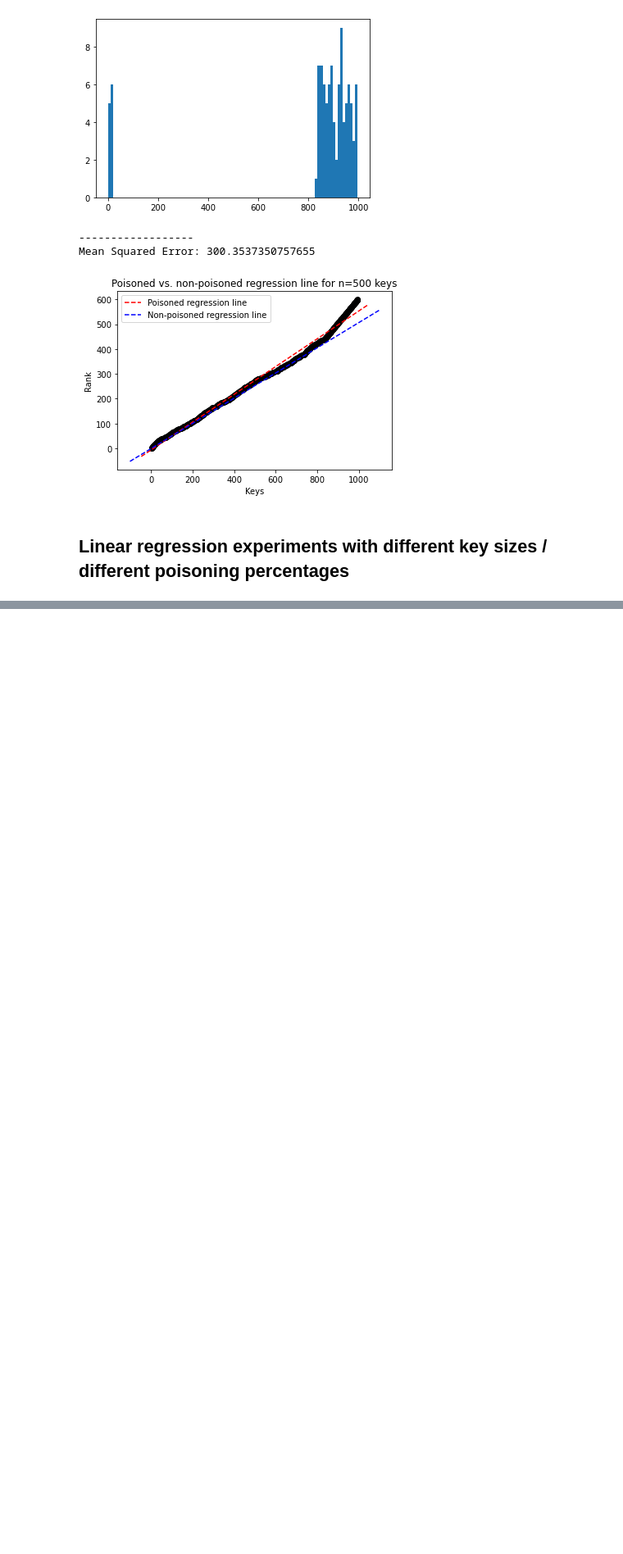
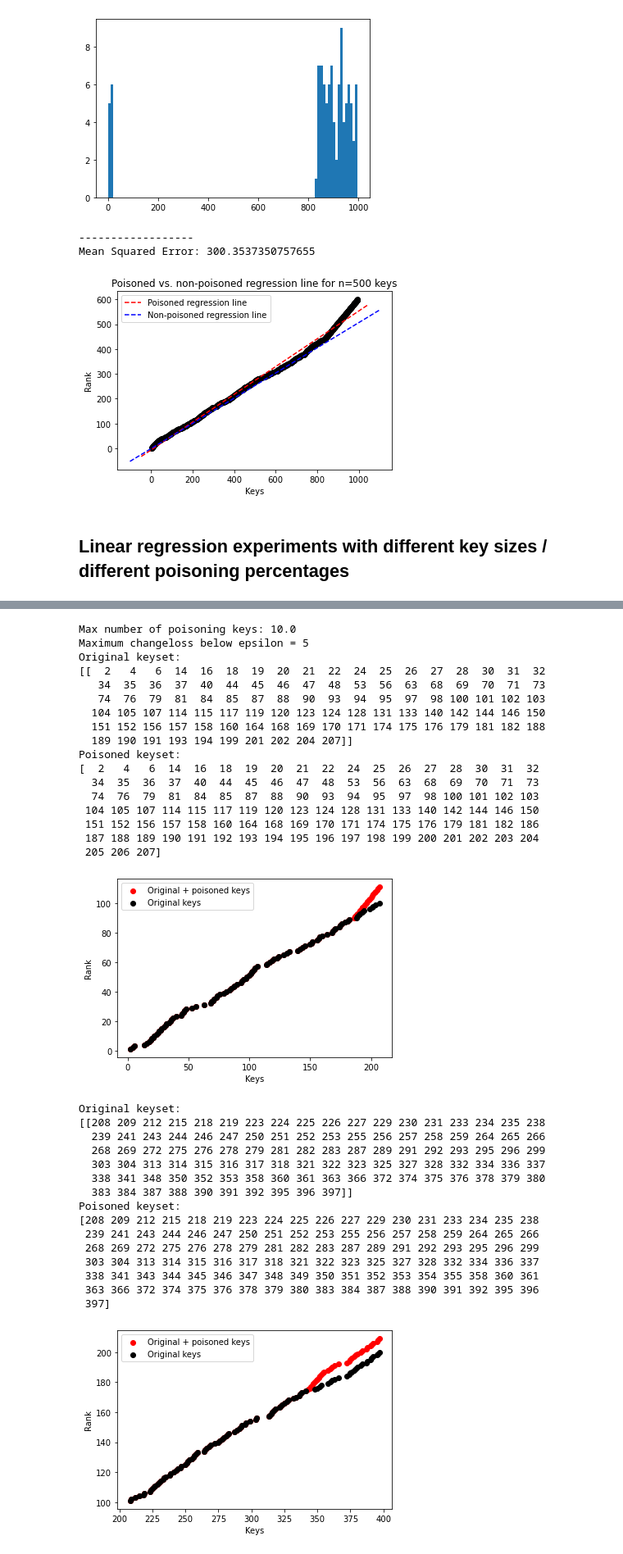
Before and after one commit to Bachfischer/adversarial-ml-for-learned-indexes, a Jupyter notebook: src/greedy_poisoning_regression_cdf.ipynb, the cells around one changed output, grey strips where cells are left out. Shown at 82% size. Cells and saved outputs as stored; diff of their text form; code cells hidden in the pictures; blank space fills up the shorter version.

Commit message:
refactor code for rmi poisoning

```diff
--- a/src/greedy_poisoning_regression_cdf.ipynb
+++ b/src/greedy_poisoning_regression_cdf.ipynb
@@ -488,14 +332,0 @@ def compute_move_backward(keyset_per_model, poisoning_keys_per_model, changeloss
-# %%
-def update_changeloss(keyset_per_model, poisoning_keys_per_model, L_RMI, N):
-
-    # Initialize changeloss
-    changeloss = np.zeros(shape = (N, N))
-
-
-    # Store effect of exchange i -> i+1 in changeloss
-    changeloss = compute_move_forward(keyset_per_model, poisoning_keys_per_model, changeloss, L_RMI)
-
-    # Store the effect of exchange i <- i+1 in Changeloss
-    changeloss = compute_move_backward(keyset_per_model, poisoning_keys_per_model, changeloss, L_RMI)
-
-    return changeloss
@@ -738,0 +468,14 @@ Difference in model 9: -0.7669594095302594
+# %%
+def update_changeloss(keyset_per_model, poisoning_keys_per_model, L_RMI, N):
+
+    # Initialize changeloss
+    changeloss = np.zeros(shape = (N, N))
+
+
+    # Store effect of exchange i -> i+1 in changeloss
+    changeloss = compute_move_forward(keyset_per_model, poisoning_keys_per_model, changeloss, L_RMI, N)
+
+    # Store the effect of exchange i <- i+1 in Changeloss
+    changeloss = compute_move_backward(keyset_per_model, poisoning_keys_per_model, changeloss, L_RMI, N)
+
+    return changeloss
@@ -738,0 +641,43 @@ Difference in model 9: -0.7669594095302594
+# %%
+df=pd.read_csv('../data/random_500.csv', sep=',',header=None)
+
+X = np.array(df[0]).reshape(-1, 1)
+#y = np.array(df[1])
+
+poisoning_keys = greedy_poisoning_regression_rmi(phi = 0.1, X = X, N = 5, epsilon = 5, visualize = True)
+#print(poisoning_keys)
+# %% [output]
+Max number of poisoning keys: 10.0
+Maximum changeloss below epsilon = 5
+Original keyset:
+[[  2   4   6  14  16  18  19  20  21  22  24  25  26  27  28  30  31  32
+   34  35  36  37  40  44  45  46  47  48  53  56  63  68  69  70  71  73
+   74  76  79  81  84  85  87  88  90  93  94  95  97  98 100 101 102 103
+  104 105 107 114 115 117 119 120 123 124 128 131 133 140 142 144 146 150
+  151 152 156 157 158 160 164 168 169 170 171 174 175 176 179 181 182 188
+  189 190 191 193 194 199 201 202 204 207]]
+Poisoned keyset:
+[  2   4   6  14  16  18  19  20  21  22  24  25  26  27  28  30  31  32
+  34  35  36  37  40  44  45  46  47  48  53  56  63  68  69  70  71  73
+  74  76  79  81  84  85  87  88  90  93  94  95  97  98 100 101 102 103
+ 104 105 107 114 115 117 119 120 123 124 128 131 133 140 142 144 146 150
+ 151 152 156 157 158 160 164 168 169 170 171 174 175 176 179 181 182 186
+ 187 188 189 190 191 192 193 194 195 196 197 198 199 200 201 202 203 204
+ 205 206 207]
+[figure, added]
+Original keyset:
+[[208 209 212 215 218 219 223 224 225 226 227 229 230 231 233 234 235 238
+  239 241 243 244 246 247 250 251 252 253 255 256 257 258 259 264 265 266
+  268 269 272 275 276 278 279 281 282 283 287 289 291 292 293 295 296 299
+  303 304 313 314 315 316 317 318 321 322 323 325 327 328 332 334 336 337
+  338 341 348 350 352 353 358 360 361 363 366 372 374 375 376 378 379 380
+  383 384 387 388 390 391 392 395 396 397]]
+Poisoned keyset:
+[208 209 212 215 218 219 223 224 225 226 227 229 230 231 233 234 235 238
+ 239 241 243 244 246 247 250 251 252 253 255 256 257 258 259 264 265 266
+ 268 269 272 275 276 278 279 281 282 283 287 289 291 292 293 295 296 299
+ 303 304 313 314 315 316 317 318 321 322 323 325 327 328 332 334 336 337
+ 338 341 343 344 345 346 347 348 349 350 351 352 353 354 355 358 360 361
+ 363 366 372 374 375 376 378 379 380 383 384 387 388 390 391 392 395 396
+ 397]
+[figure, added]
```
Also changed, not shown: parts of 19 cells of this notebook.
